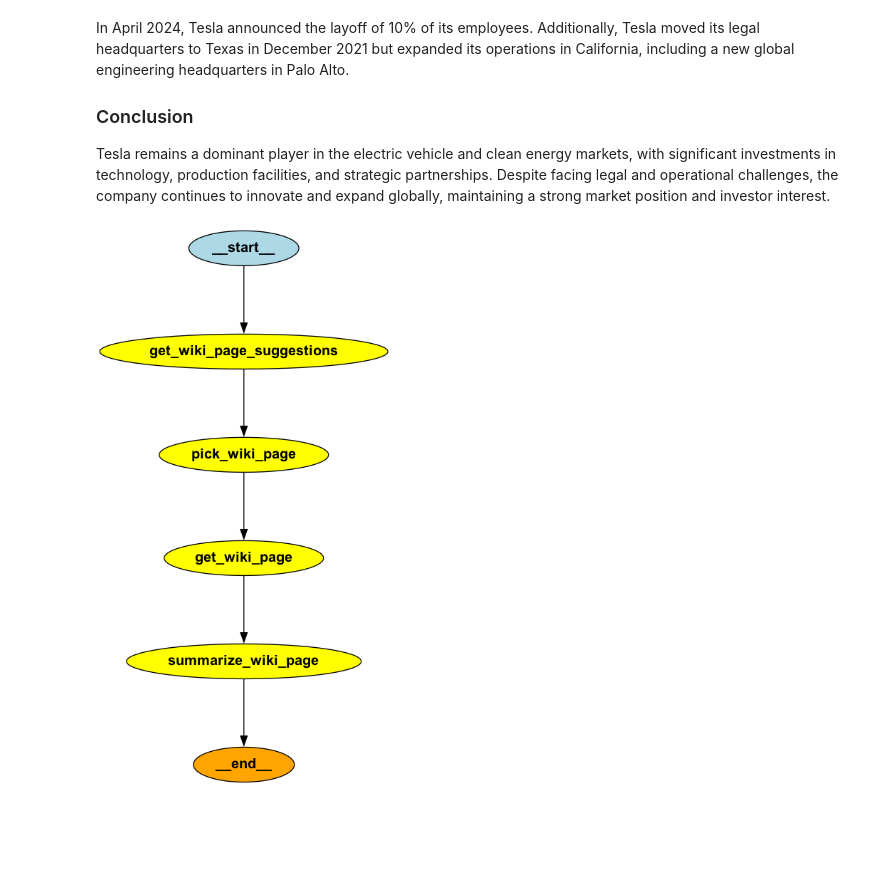
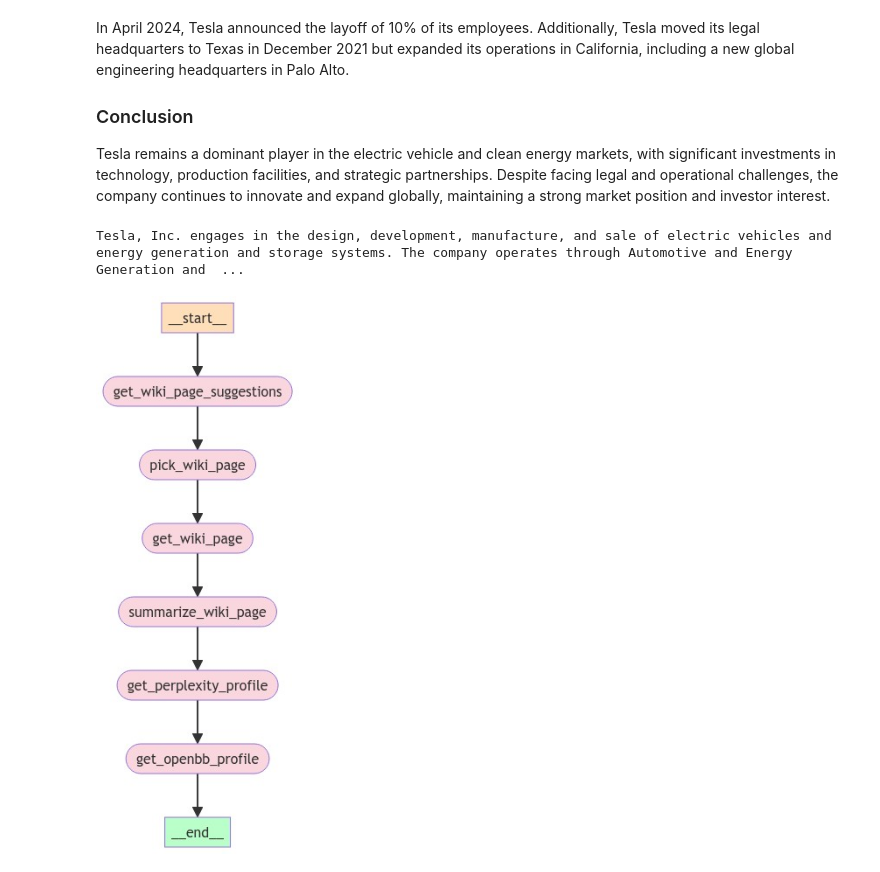
Before and after one commit to druce/langgraph, a Jupyter notebook: 2_langgraph_agent.ipynb, the cells around one changed output. Saved outputs shown, nothing was run; the diff lists cells and outputs as text; code cells hidden in the pictures; blank space fills up the shorter version.

Commit message:
added profile from perplexity and openbb

```diff
--- a/2_langgraph_agent.ipynb
+++ b/2_langgraph_agent.ipynb
@@ -532,3 +660,18 @@ In April 2024, Tesla announced the layoff of 10% of its employees. Additionally,
 ### Conclusion
 
 Tesla remains a dominant player in the electric vehicle and clean energy markets, with significant investments in technology, production facilities, and strategic partnerships. Despite facing legal and operational challenges, the company continues to innovate and expand globally, maintaining a strong market position and investor interest.
+# %%
+
+def fn_get_obb_profile(symbol):
+
+    obb_results = obb.equity.profile(symbol=symbol)
+    profile_openbb = obb_results.results[0].long_description
+
+    with open(f"{DOWNLOAD_DIR}/profile_openbb.txt", "w") as outfile:
+        outfile.write(profile_openbb)
+
+    return profile_openbb
+
+print(fn_get_obb_profile(symbol))
+# %% [output]
+Tesla, Inc. engages in the design, development, manufacture, and sale of electric vehicles and energy generation and storage systems. The company operates through Automotive and Energy Generation and  ...
@@ -536,21 +698,26 @@ Tesla remains a dominant player in the electric vehicle and clean energy markets
 # use a graph to run all the components.
 # class will contain the graph, the model, and tools, and have nodes for the functions above
 
-class WikiAgent:
+class TearsheetAgent:
 
     def __init__(self, model, tools, checkpointer):
-        graph = StateGraph(WikiAgentState)
+        graph = StateGraph(TearsheetState)
 
         graph.add_node("get_wiki_page_suggestions", self.get_wikipedia_suggestions)
         graph.add_node("pick_wiki_page", self.pick_wiki_page)
         graph.add_node("get_wiki_page", self.get_wiki_page)
         graph.add_node("summarize_wiki_page", self.summarize_wiki_page)
+        graph.add_node("get_perplexity_profile", self.get_perplexity_profile)
+        graph.add_node("get_openbb_profile", self.get_openbb_profile)
 
         graph.set_entry_point("get_wiki_page_suggestions")
         graph.add_edge("get_wiki_page_suggestions", "pick_wiki_page")
         graph.add_edge("pick_wiki_page", "get_wiki_page")
         graph.add_edge("get_wiki_page", "summarize_wiki_page")
-        graph.set_finish_point("summarize_wiki_page")
+        graph.add_edge("summarize_wiki_page", "get_perplexity_profile")
+        graph.add_edge("get_perplexity_profile", "get_openbb_profile")
+        graph.set_finish_point("get_openbb_profile")
+
         self.graph = graph.compile(checkpointer=checkpointer)
         self.tools = {t.name: t for t in tools}
         self.model = model.bind_tools(tools)
@@ -559,14 +726,13 @@ class WikiAgent:
 
     def get_wikipedia_suggestions(self, state):
         """search for possible Wikipedia pages for a ticker symbol"""
-        search_results = fn_get_wikipedia_suggestions(state["company"], state["symbol"])
+        search_results = fn_get_wikipedia_suggestions(state["symbol"], state["company"])
         state["wiki_search_results"] = search_results
         return state
 
 
     def pick_wiki_page(self, state):
         """Given a company, ticker, and a list of wikipedia pages search_results, return the most likely wikipedia page matching the given company and symbol"""
-
         state["wiki_page_title"] = fn_pick_wiki_page(self.model,
                                                      state["symbol"],
                                                      state["company"],
@@ -593,6 +759,17 @@ class WikiAgent:
         return state
 
 
+    def get_perplexity_profile(self, state):
+        """Return a summary company profile from Perplexity"""
+        state["perplexity_profile"] = fn_perplexity_profile(state["symbol"],
+                                                            state["company"])
+
+
+    def get_openbb_profile(self, state):
+        """Return a summary company profile from Perplexity"""
+        state["obb_profile"] = fn_get_obb_profile(state["symbol"])
+
+
     def run(self, config, state):
 
         for step in self.graph.stream(state, config, stream_mode="debug"):
@@ -613,11 +790,11 @@ class WikiAgent:
 model = ChatOpenAI(model=MODEL)
 memory = SqliteSaver.from_conn_string(":memory:")
 
-lg_agent = WikiAgent(model, [], memory)
+lg_agent = TearsheetAgent(model, [], memory)
 # %%
-Image(lg_agent.graph.get_graph().draw_png())
+Image(lg_agent.graph.get_graph().draw_mermaid_png())
 # %% [output]
-[figure, old version]
+[figure, new version]
 # %%
 # Configuration with thread ID for checkpointing
 config = {"configurable": {"thread_id": "profile-thread-1"}}
```
Also changed, not shown: parts of 14 cells of this notebook, 1 other file.
